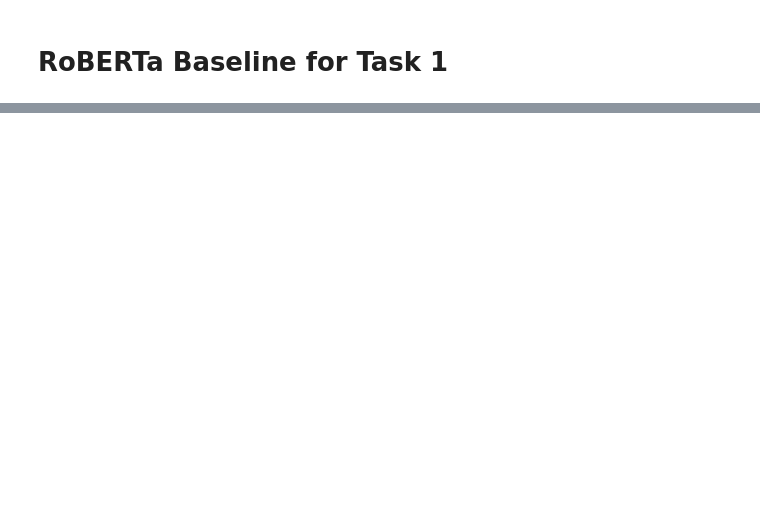
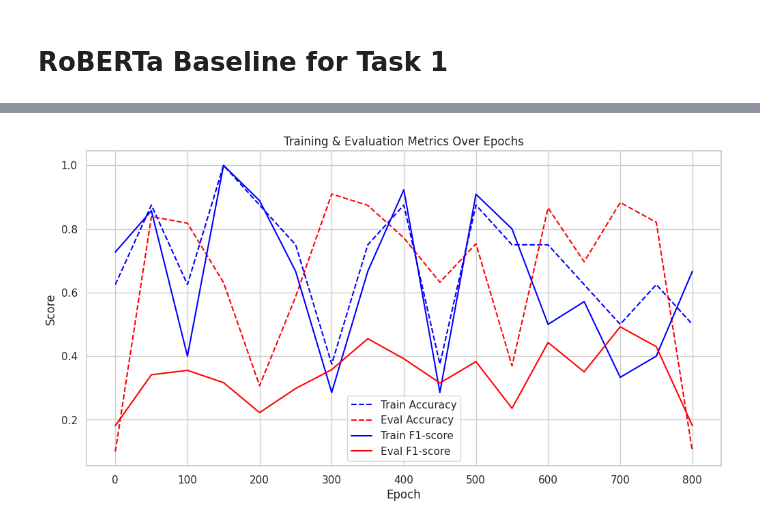
Before and after one commit to Etyl/pcl-detection, a Jupyter notebook: training.ipynb, the cells around one changed output, grey strips where cells are left out. Drawn from its saved outputs; the diff is of its cells as text; code cells hidden in the pictures; blank space fills up the shorter version.

```diff
--- a/training.ipynb
+++ b/training.ipynb
@@ -25,6 +33,7 @@ transformers_logger.setLevel(logging.WARNING)
 
 # check gpu
 cuda_available = torch.cuda.is_available()
+device = "cuda" if torch.cuda.is_available() else "cpu"
 
 
 print('Cuda available? ',cuda_available)
@@ -308,0 +387,41 @@ print(f'F1 test: {f1_score(dev_true_labels, dev_preds_task1)}')
+# %%
+import matplotlib.pyplot as plt
+import seaborn as sns
+import pandas as pd
+
+def plot_results(results):
+    """
+    Plots train & evaluation accuracy and F1-score over epochs.
+    """
+    if not results:
+        print("No results found.")
+        return
+
+    # Convert results dictionary into DataFrame
+    train_metrics = pd.DataFrame(results["train"]).T  # Convert train results to DataFrame (transpose for epoch-wise view)
+    eval_metrics = pd.DataFrame(results["eval"]).T  # Convert eval results to DataFrame (transpose for epoch-wise view)
+
+    epochs = train_metrics.index.astype(int)  # Convert index to integer epochs
+
+    # Set up the plot style
+    sns.set(style="whitegrid")
+    plt.figure(figsize=(12, 6))
+
+    # Plot Train and Eval Accuracy
+    plt.plot(epochs, train_metrics["accuracy"], label="Train Accuracy", linestyle='--', color='blue')
+    plt.plot(epochs, eval_metrics["accuracy"], label="Eval Accuracy", linestyle='--', color='red')
+
+    # Plot Train and Eval F1-score
+    plt.plot(epochs, train_metrics["f1"], label="Train F1-score", linestyle='-', color='blue')
+    plt.plot(epochs, eval_metrics["f1"], label="Eval F1-score", linestyle='-', color='red')
+
+    # Labels and Legends
+    plt.xlabel("Epoch")
+    plt.ylabel("Score")
+    plt.title("Training & Evaluation Metrics Over Epochs")
+    plt.legend()
+    plt.show()
+# %%
+plot_results(results)
+# %% [output]
+[figure, added]
```
Also changed, not shown: parts of 21 cells of this notebook, 1 other file.
